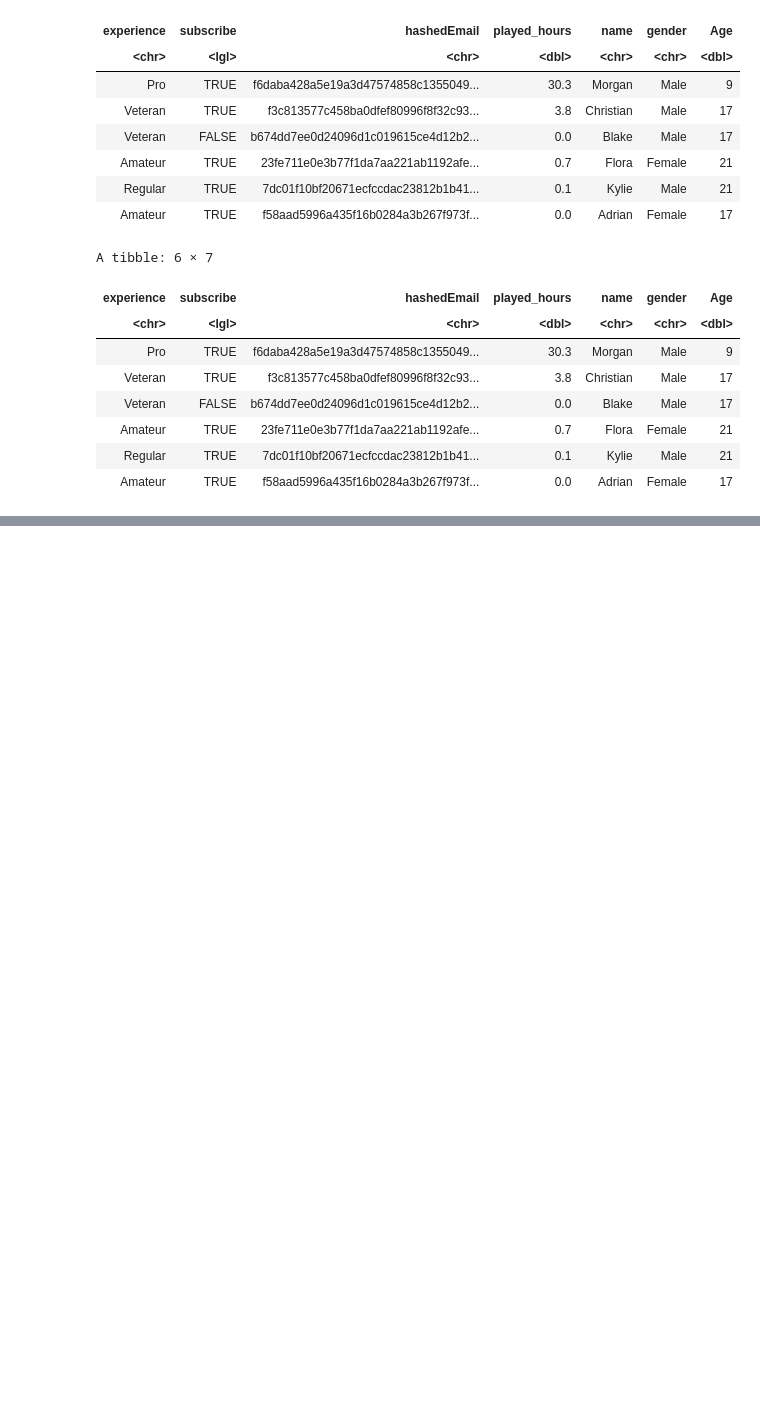
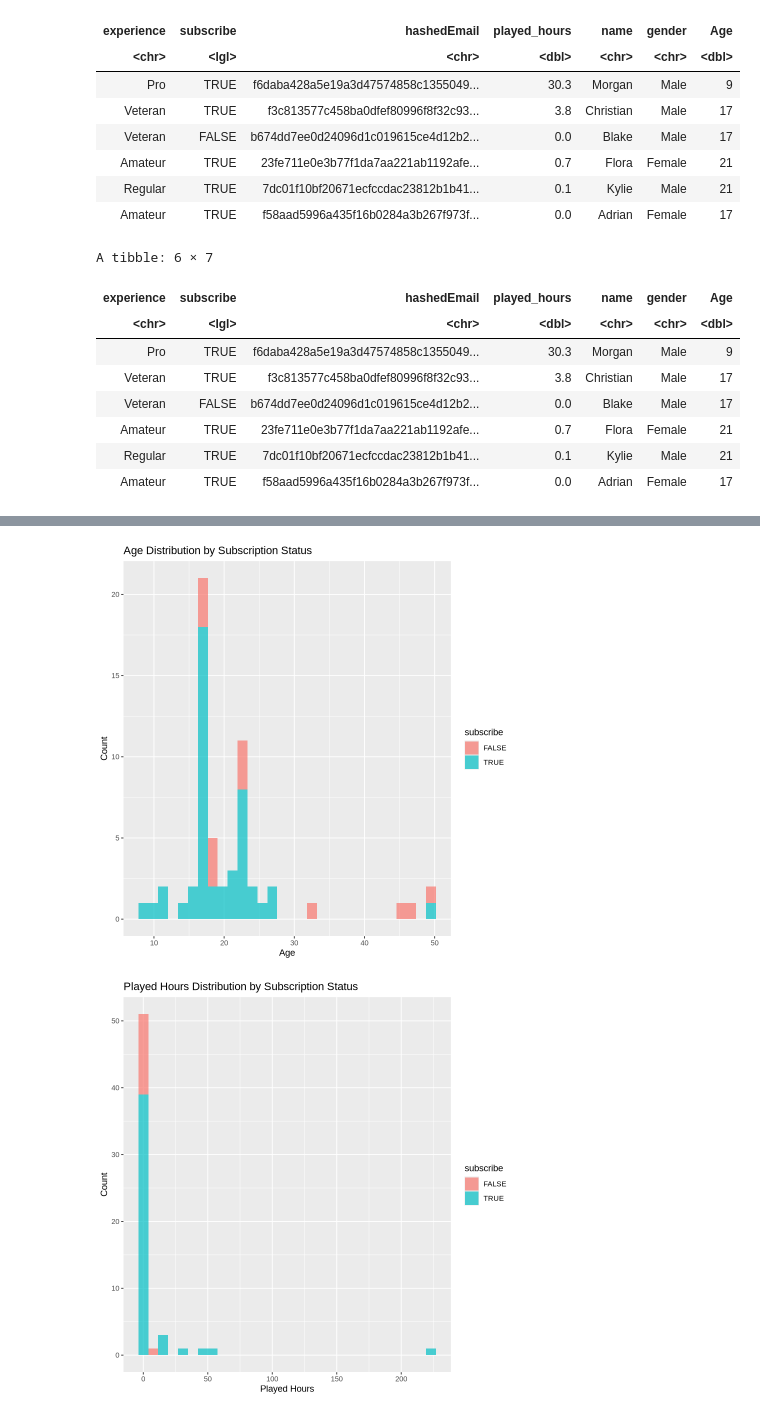
Before and after one commit to sushifromkfc/dsci-100-2025ss-002, a Jupyter notebook: DSCI 100 Porject 002.ipynb, the cells around one changed output, grey strips where cells are left out. Cells and saved outputs as stored; diff of their text form; code cells hidden in the pictures; blank space fills up the shorter version.

```diff
--- a/DSCI 100 Porject 002.ipynb
+++ b/DSCI 100 Porject 002.ipynb
@@ -113,0 +154,16 @@ The following object is masked from ‘package:caret’:
+# %%
+#After finding the best K-value
+
+knn_spec_best <- nearest_neighbor(mode = "classification", neighbors = best_k) |>
+  set_engine("kknn")
+
+knn_workflow_best <- workflow() |>
+  add_recipe(knn_recipe) |>
+  add_model(knn_spec_best)
+
+knn_fit <- fit(knn_workflow_best, data = train_data)
+
+predictions <- predict(knn_fit, test_data) |>
+  bind_cols(test_data)
+
+head(predictions)
@@ -113,0 +197,13 @@ The following object is masked from ‘package:caret’:
+# %%
+# Visualizing Age vs Subscription status
+ggplot(predictions, aes(x = Age, fill = subscribe)) +
+  geom_histogram(bins = 30, alpha = 0.7) +
+  labs(title = "Age Distribution by Subscription Status", x = "Age", y = "Count")
+
+# Visualizing Played Hours vs Subscription status
+ggplot(predictions, aes(x = played_hours, fill = subscribe)) +
+  geom_histogram(bins = 30, alpha = 0.7) +
+  labs(title = "Played Hours Distribution by Subscription Status", x = "Played Hours", y = "Count")
+# %% [output]
+[figure, added]
+[figure, added]
```
Also changed, not shown: parts of 4 cells of this notebook.
